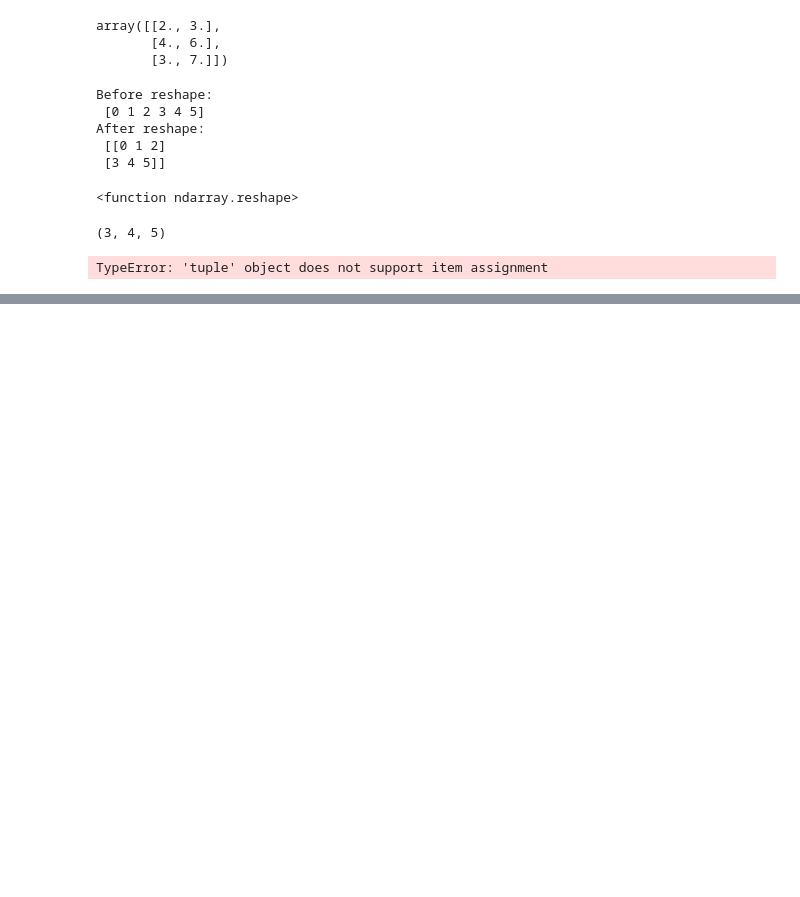
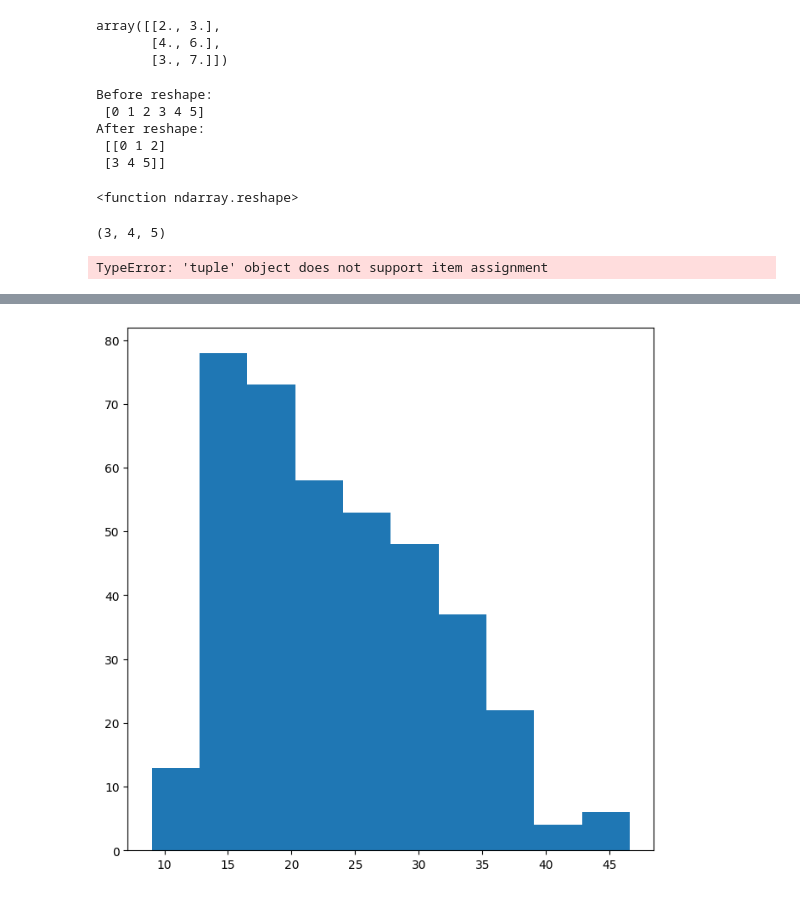
Before and after one commit to omsouravsharma/Intro-to-Statistical-Learning, a Jupyter notebook: chapter-1/Chapter-1.ipynb, the cells around one changed output, grey strips where cells are left out. Cells and saved outputs as stored; diff of their text form; code cells hidden in the pictures; blank space fills up the shorter version.

```diff
--- a/chapter-1/Chapter-1.ipynb
+++ b/chapter-1/Chapter-1.ipynb
@@ -285,0 +697,7 @@ array([False,  True, False,  True, False, False])
+# %%
+# hist
+
+fig, ax = plt.subplots( figsize = (8,8))
+ax.hist(Auto_re['mpg']);
+# %% [output]
+[figure, added]
```
Also changed, not shown: parts of 64 cells of this notebook, 1 other file.
